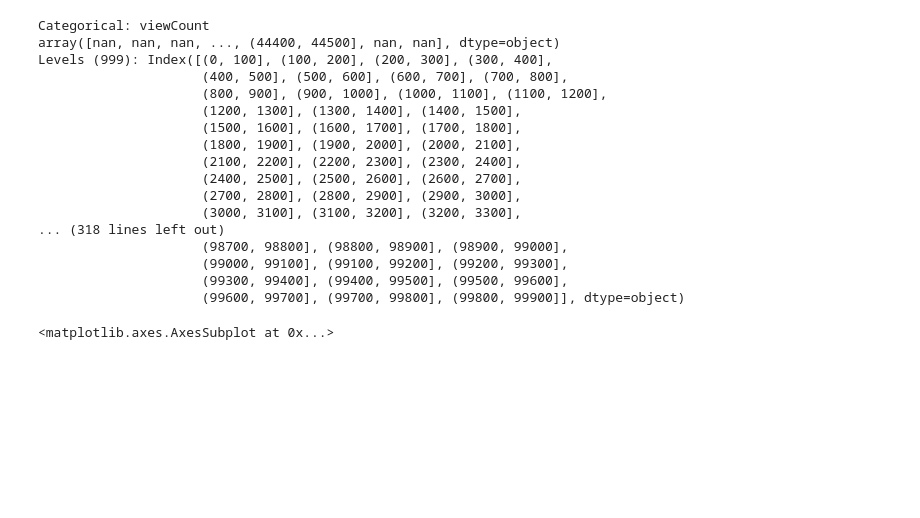
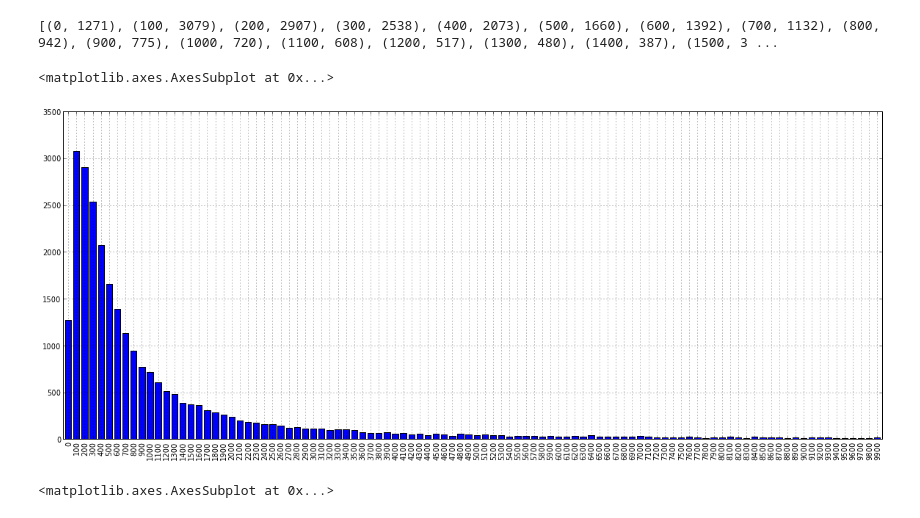
Before and after one commit to 96chan/All_about_TED_and_TEDx, a Jupyter notebook: notebook/Datamining.ipynb, the cells around one changed output. Saved outputs shown, nothing was run; the diff lists cells and outputs as text; code cells hidden in the pictures; blank space fills up the shorter version.

Commit message:
Sort the series by other code after calling value_counts()

```diff
--- a/notebook/Datamining.ipynb
+++ b/notebook/Datamining.ipynb
@@ -31,34 +31,35 @@ dtypes: int64(8), object(17)
 # %%
 df = pd.DataFrame(ted_df, columns  = ['viewCount'])
 
 filter_values = []
 
 for i in range(1000):
     filter_values.append(i*100)
 
 out = pd.cut(df.viewCount, bins = filter_values)
 counts = pd.value_counts(out)
 #print counts
 # counts is a Series
-print(counts.sort_index())
+tmp_counts = []
+for i in range(0, len(counts)):
+    index = counts.index[i]
+    tmp_counts.append((int(index[1:index.find(',')]), counts[i]))
+
+from operator import itemgetter, attrgetter
+tmp_counts = sorted(tmp_counts, key=itemgetter(0))
+print tmp_counts
+counts_index = list(x[0] for x in tmp_counts)
+counts_value = list(x[1] for x in tmp_counts)
+counts = Series(counts_value, index=counts_index)
+counts[:100].plot(kind="bar",use_index=True,  figsize=(20,8))
+#counts.index[0]
+#count_df = pd.DataFrame(counts)
+#new_count_df = count_df.sort_index()
+#new_count_df[0]
 # %% [output]
-Categorical: viewCount
-array([nan, nan, nan, ..., (44400, 44500], nan, nan], dtype=object)
-Levels (999): Index([(0, 100], (100, 200], (200, 300], (300, 400],
-                     (400, 500], (500, 600], (600, 700], (700, 800],
-                     (800, 900], (900, 1000], (1000, 1100], (1100, 1200],
-                     (1200, 1300], (1300, 1400], (1400, 1500],
-                     (1500, 1600], (1600, 1700], (1700, 1800],
-                     (1800, 1900], (1900, 2000], (2000, 2100],
-                     (2100, 2200], (2200, 2300], (2300, 2400],
-                     (2400, 2500], (2500, 2600], (2600, 2700],
-                     (2700, 2800], (2800, 2900], (2900, 3000],
-                     (3000, 3100], (3100, 3200], (3200, 3300],
-... (318 lines left out)
-                     (98700, 98800], (98800, 98900], (98900, 99000],
-                     (99000, 99100], (99100, 99200], (99200, 99300],
-                     (99300, 99400], (99400, 99500], (99500, 99600],
-                     (99600, 99700], (99700, 99800], (99800, 99900]], dtype=object)
+[(0, 1271), (100, 3079), (200, 2907), (300, 2538), (400, 2073), (500, 1660), (600, 1392), (700, 1132), (800, 942), (900, 775), (1000, 720), (1100, 608), (1200, 517), (1300, 480), (1400, 387), (1500, 3 ...
+<matplotlib.axes.AxesSubplot at 0x...>
+[figure, added]
 # %%
 counts.sort_index()[:30].plot(kind="bar",use_index=True,  figsize=(20,8))
 # %% [output]
```
Also changed, not shown: parts of 1 cell of this notebook.
